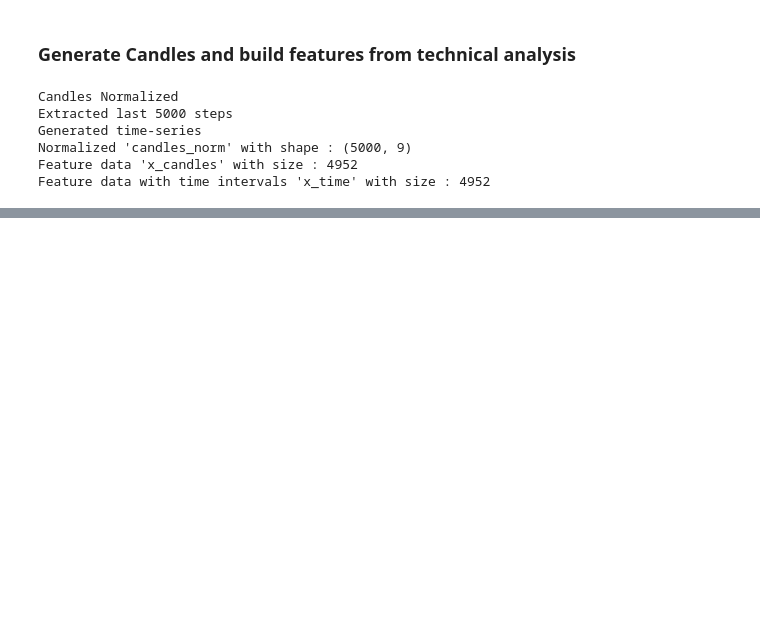
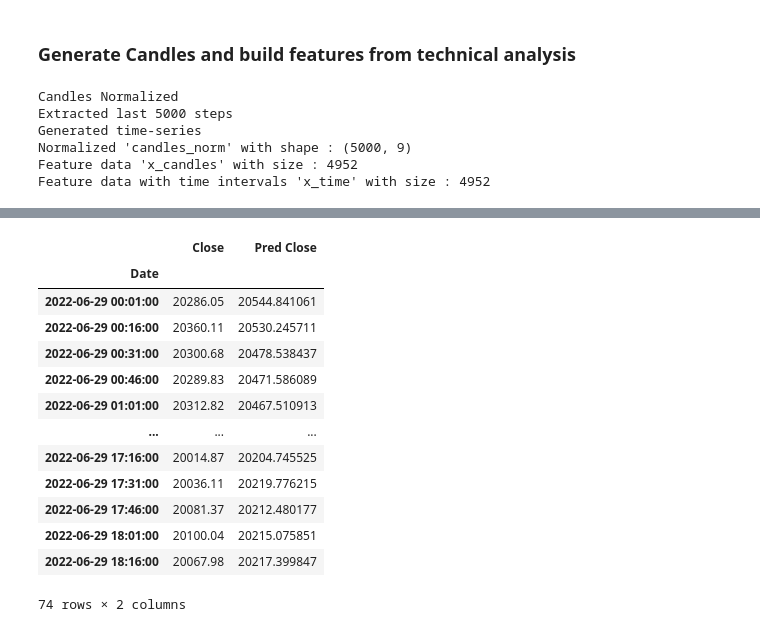
Before and after one commit to gabriele16/sats4u, a Jupyter notebook: colab/LSTM-CNN-BitCoin-Test-Trade.ipynb, the cells around one changed output, grey strips where cells are left out. Drawn from its saved outputs; the diff is of its cells as text; code cells hidden in the pictures; blank space fills up the shorter version.

```diff
--- a/colab/LSTM-CNN-BitCoin-Test-Trade.ipynb
+++ b/colab/LSTM-CNN-BitCoin-Test-Trade.ipynb
@@ -360 +166,18 @@ def backtest_temp_df(df_preds_true, step_back = 10, long_short = "long", fee=0.0
+# %%
+df_preds_true.dropna().iloc[-new_time_steps+300:]
+# %% [output]
+|  | Close | Pred Close |
+| Date |  |  |
+| 2022-06-29 00:01:00 | 20286.05 | 20544.841061 |
+| 2022-06-29 00:16:00 | 20360.11 | 20530.245711 |
+| 2022-06-29 00:31:00 | 20300.68 | 20478.538437 |
+| 2022-06-29 00:46:00 | 20289.83 | 20471.586089 |
+| 2022-06-29 01:01:00 | 20312.82 | 20467.510913 |
+| ... | ... | ... |
+| 2022-06-29 17:16:00 | 20014.87 | 20204.745525 |
+| 2022-06-29 17:31:00 | 20036.11 | 20219.776215 |
+| 2022-06-29 17:46:00 | 20081.37 | 20212.480177 |
+| 2022-06-29 18:01:00 | 20100.04 | 20215.075851 |
+| 2022-06-29 18:16:00 | 20067.98 | 20217.399847 |
+74 rows × 2 columns
 # %%
```
Also changed, not shown: parts of 12 cells of this notebook.
